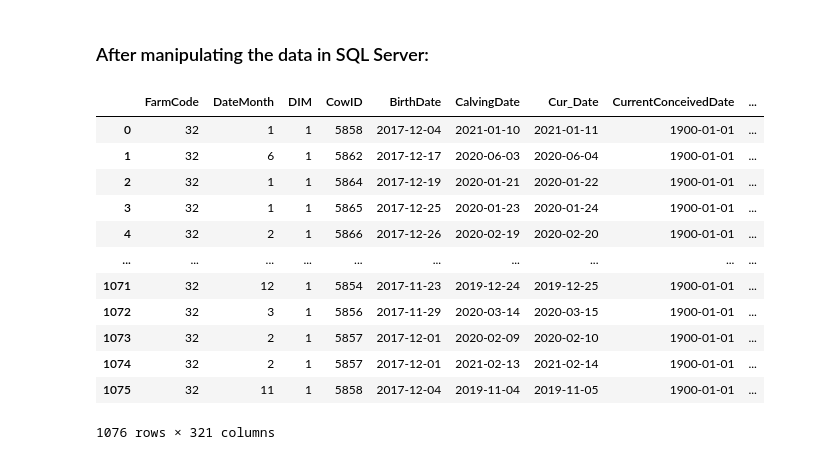
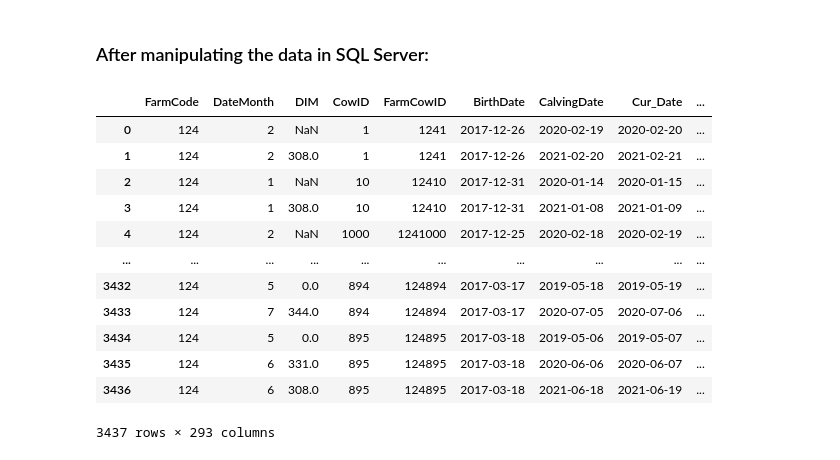
Before and after one commit to ari2181/DataScience, a Jupyter notebook: Project_Afimilk/get_data_form_files.ipynb, the cells around one changed output. Drawn from its saved outputs; the diff is of its cells as text; code cells hidden in the pictures.

Commit message:
Get data from files 050921

```diff
--- a/Project_Afimilk/get_data_form_files.ipynb
+++ b/Project_Afimilk/get_data_form_files.ipynb
@@ -366,22 +384,22 @@ for file in os.listdir(path):
 # %%
 #cursor.cancel()
 cursor = conn.cursor()
 
 df = pd.read_sql('select * from dbo.flat_file', conn)
 
-df.to_csv(r'C:\DataScience\PROJECT_AFIMILK\Data\Flat File\Flat_File32.csv', index = False)
+df.to_csv(r'C:\DataScience\PROJECT_AFIMILK\Data\Flat File\Flat_File.csv', index = False)
 df
 # %% [output]
-|  | FarmCode | DateMonth | DIM | CowID | BirthDate | CalvingDate | Cur_Date | CurrentConceivedDate | ... |
-| 0 | 32 | 1 | 1 | 5858 | 2017-12-04 | 2021-01-10 | 2021-01-11 | 1900-01-01 | ... |
-| 1 | 32 | 6 | 1 | 5862 | 2017-12-17 | 2020-06-03 | 2020-06-04 | 1900-01-01 | ... |
-| 2 | 32 | 1 | 1 | 5864 | 2017-12-19 | 2020-01-21 | 2020-01-22 | 1900-01-01 | ... |
-| 3 | 32 | 1 | 1 | 5865 | 2017-12-25 | 2020-01-23 | 2020-01-24 | 1900-01-01 | ... |
-| 4 | 32 | 2 | 1 | 5866 | 2017-12-26 | 2020-02-19 | 2020-02-20 | 1900-01-01 | ... |
+|  | FarmCode | DateMonth | DIM | CowID | FarmCowID | BirthDate | CalvingDate | Cur_Date | ... |
+| 0 | 124 | 2 | NaN | 1 | 1241 | 2017-12-26 | 2020-02-19 | 2020-02-20 | ... |
+| 1 | 124 | 2 | 308.0 | 1 | 1241 | 2017-12-26 | 2021-02-20 | 2021-02-21 | ... |
+| 2 | 124 | 1 | NaN | 10 | 12410 | 2017-12-31 | 2020-01-14 | 2020-01-15 | ... |
+| 3 | 124 | 1 | 308.0 | 10 | 12410 | 2017-12-31 | 2021-01-08 | 2021-01-09 | ... |
+| 4 | 124 | 2 | NaN | 1000 | 1241000 | 2017-12-25 | 2020-02-18 | 2020-02-19 | ... |
 | ... | ... | ... | ... | ... | ... | ... | ... | ... | ... |
-| 1071 | 32 | 12 | 1 | 5854 | 2017-11-23 | 2019-12-24 | 2019-12-25 | 1900-01-01 | ... |
-| 1072 | 32 | 3 | 1 | 5856 | 2017-11-29 | 2020-03-14 | 2020-03-15 | 1900-01-01 | ... |
-| 1073 | 32 | 2 | 1 | 5857 | 2017-12-01 | 2020-02-09 | 2020-02-10 | 1900-01-01 | ... |
-| 1074 | 32 | 2 | 1 | 5857 | 2017-12-01 | 2021-02-13 | 2021-02-14 | 1900-01-01 | ... |
-| 1075 | 32 | 11 | 1 | 5858 | 2017-12-04 | 2019-11-04 | 2019-11-05 | 1900-01-01 | ... |
+| 3432 | 124 | 5 | 0.0 | 894 | 124894 | 2017-03-17 | 2019-05-18 | 2019-05-19 | ... |
+| 3433 | 124 | 7 | 344.0 | 894 | 124894 | 2017-03-17 | 2020-07-05 | 2020-07-06 | ... |
+| 3434 | 124 | 5 | 0.0 | 895 | 124895 | 2017-03-18 | 2019-05-06 | 2019-05-07 | ... |
+| 3435 | 124 | 6 | 331.0 | 895 | 124895 | 2017-03-18 | 2020-06-06 | 2020-06-07 | ... |
+| 3436 | 124 | 6 | 308.0 | 895 | 124895 | 2017-03-18 | 2021-06-18 | 2021-06-19 | ... |
-1076 rows × 321 columns
+3437 rows × 293 columns
```
Also changed, not shown: parts of 3 cells of this notebook.
